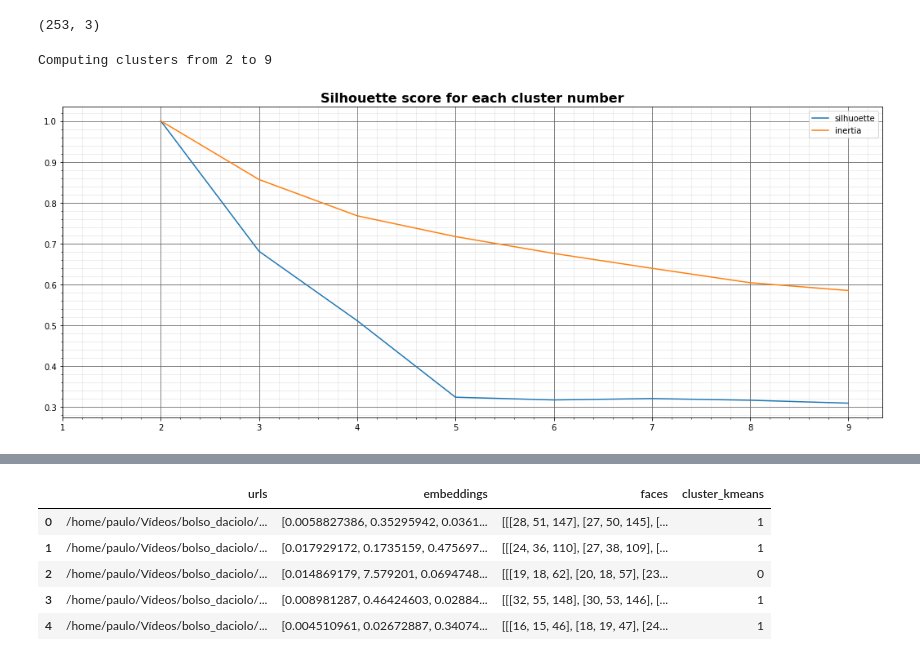
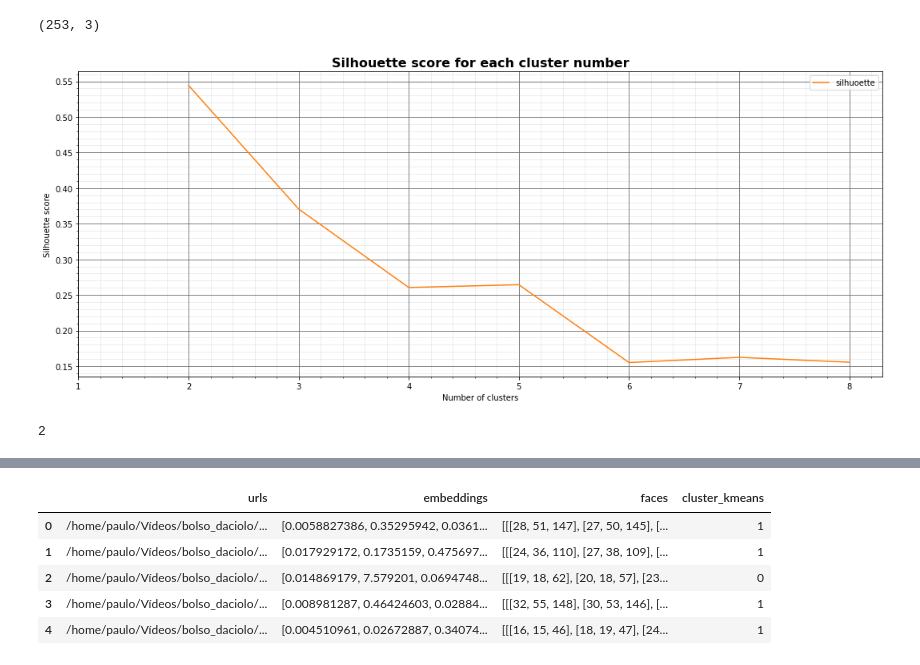
Before and after one commit to TeleMidia/face_clustering, a Jupyter notebook: ipynb/video/video_frames.ipynb, the cells around one changed output, grey strips where cells are left out. Drawn from its saved outputs; the diff is of its cells as text; code cells hidden in the pictures.

```diff
--- a/ipynb/video/video_frames.ipynb
+++ b/ipynb/video/video_frames.ipynb
@@ -98,8 +100,8 @@ dt_sw.shape
 (253, 3)
 # %%
 embs = [list(emb) for emb in dt_sw.embeddings.values]
-# %%
-silhuoette(embs,np.arange(2,10))
-# %% [output]
-Computing clusters from 2 to 9
-[figure, removed]
+# %%
+silhuoette(embs,alg = "agglomerative")
+# %% [output]
+[figure, added]
+2
```
Also changed, not shown: parts of 4 cells of this notebook, 1 other file.
